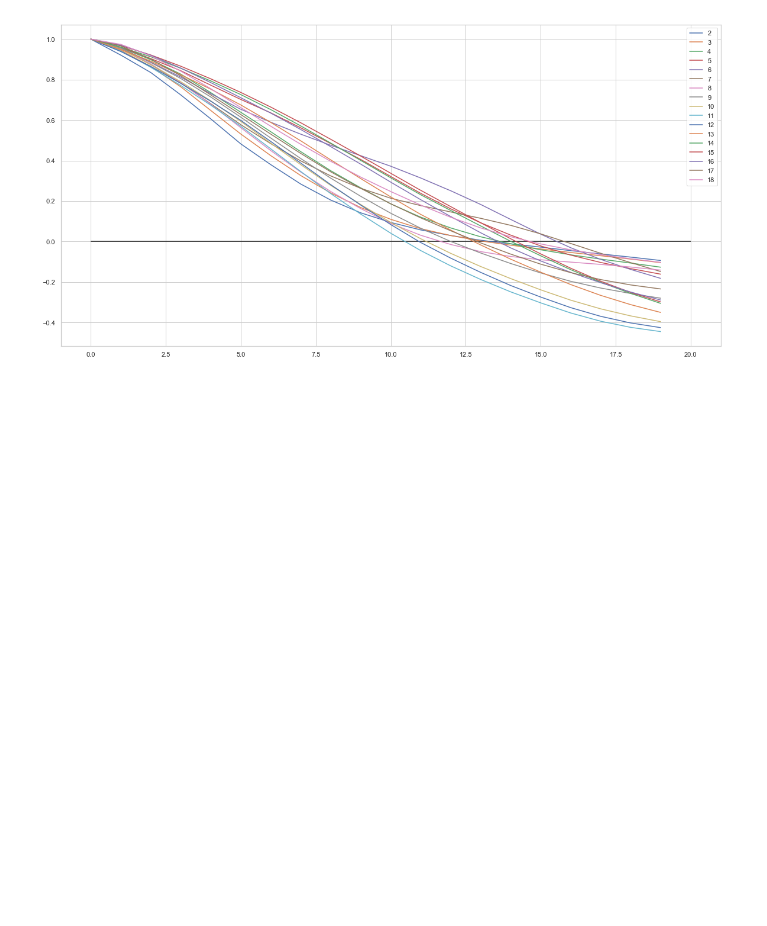
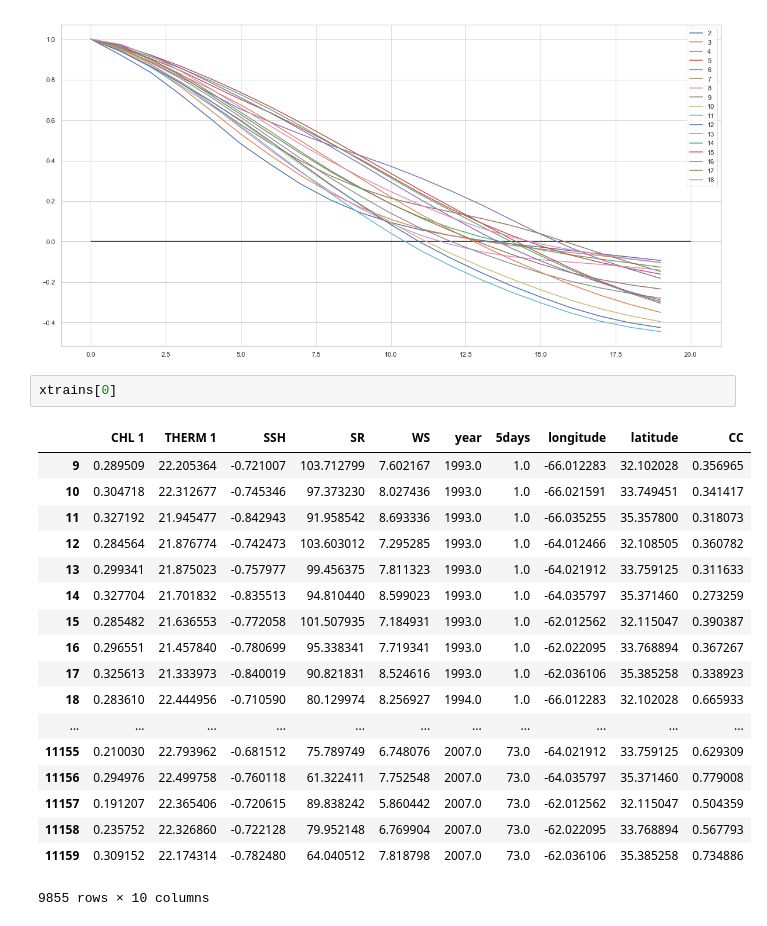
Before and after one commit to boussoffara/ocean-depth, a Jupyter notebook: notebooks/EDA.ipynb, the cells around one changed output. Cells and saved outputs as stored; diff of their text form; blank space fills up the shorter version.

```diff
--- a/notebooks/EDA.ipynb
+++ b/notebooks/EDA.ipynb
@@ -174,3 +181,24 @@ plt.legend()
 plt.show()
 # %% [output]
 [figure]
+# %%
+xtrains[0]
+# %% [output]
+|  | CHL 1 | THERM 1 | SSH | SR | WS | year | 5days | longitude | latitude | CC |
+| 9 | 0.289509 | 22.205364 | -0.721007 | 103.712799 | 7.602167 | 1993.0 | 1.0 | -66.012283 | 32.102028 | 0.356965 |
+| 10 | 0.304718 | 22.312677 | -0.745346 | 97.373230 | 8.027436 | 1993.0 | 1.0 | -66.021591 | 33.749451 | 0.341417 |
+| 11 | 0.327192 | 21.945477 | -0.842943 | 91.958542 | 8.693336 | 1993.0 | 1.0 | -66.035255 | 35.357800 | 0.318073 |
+| 12 | 0.284564 | 21.876774 | -0.742473 | 103.603012 | 7.295285 | 1993.0 | 1.0 | -64.012466 | 32.108505 | 0.360782 |
+| 13 | 0.299341 | 21.875023 | -0.757977 | 99.456375 | 7.811323 | 1993.0 | 1.0 | -64.021912 | 33.759125 | 0.311633 |
+| 14 | 0.327704 | 21.701832 | -0.835513 | 94.810440 | 8.599023 | 1993.0 | 1.0 | -64.035797 | 35.371460 | 0.273259 |
+| 15 | 0.285482 | 21.636553 | -0.772058 | 101.507935 | 7.184931 | 1993.0 | 1.0 | -62.012562 | 32.115047 | 0.390387 |
+| 16 | 0.296551 | 21.457840 | -0.780699 | 95.338341 | 7.719341 | 1993.0 | 1.0 | -62.022095 | 33.768894 | 0.367267 |
+| 17 | 0.325613 | 21.333973 | -0.840019 | 90.821831 | 8.524616 | 1993.0 | 1.0 | -62.036106 | 35.385258 | 0.338923 |
+| 18 | 0.283610 | 22.444956 | -0.710590 | 80.129974 | 8.256927 | 1994.0 | 1.0 | -66.012283 | 32.102028 | 0.665933 |
+| ... | ... | ... | ... | ... | ... | ... | ... | ... | ... | ... |
+| 11155 | 0.210030 | 22.793962 | -0.681512 | 75.789749 | 6.748076 | 2007.0 | 73.0 | -64.021912 | 33.759125 | 0.629309 |
+| 11156 | 0.294976 | 22.499758 | -0.760118 | 61.322411 | 7.752548 | 2007.0 | 73.0 | -64.035797 | 35.371460 | 0.779008 |
+| 11157 | 0.191207 | 22.365406 | -0.720615 | 89.838242 | 5.860442 | 2007.0 | 73.0 | -62.012562 | 32.115047 | 0.504359 |
+| 11158 | 0.235752 | 22.326860 | -0.722128 | 79.952148 | 6.769904 | 2007.0 | 73.0 | -62.022095 | 33.768894 | 0.567793 |
+| 11159 | 0.309152 | 22.174314 | -0.782480 | 64.040512 | 7.818798 | 2007.0 | 73.0 | -62.036106 | 35.385258 | 0.734886 |
+9855 rows × 10 columns
```
Also changed, not shown: parts of 3 cells of this notebook, 4 other files.
